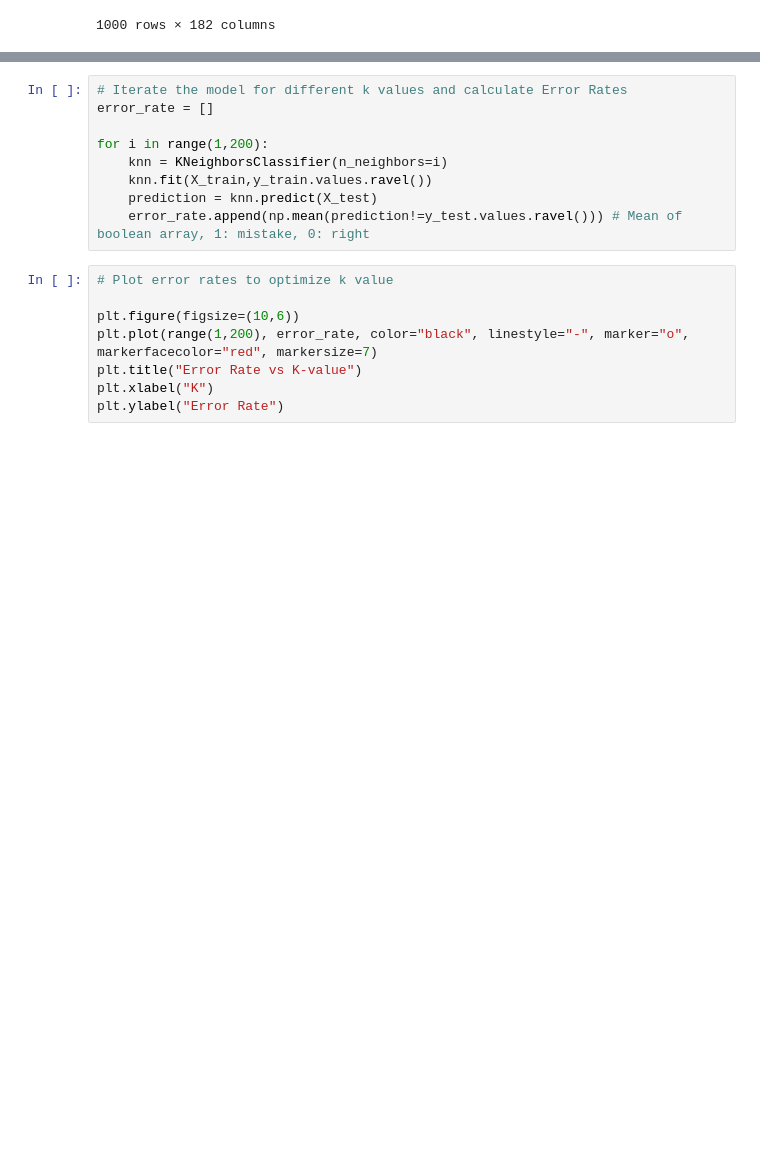
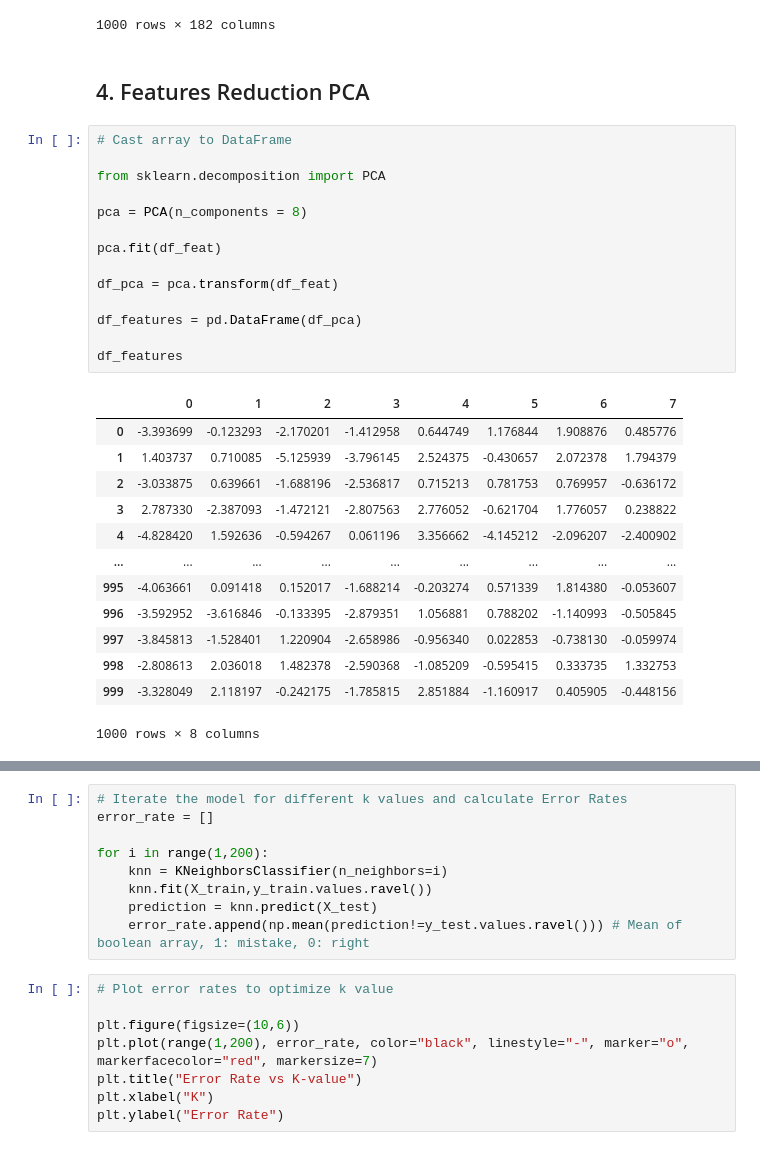
Before and after one commit to mdtc/MusicGenreClassifier, a Jupyter notebook: MLMusicGenre.ipynb, the cells around one changed output, grey strips where cells are left out. Drawn from its saved outputs; the diff is of its cells as text; blank space fills up the shorter version.

Commit message:
PCA and features reduction

```diff
--- a/MLMusicGenre.ipynb
+++ b/MLMusicGenre.ipynb
@@ -147,4 +147,34 @@ df_feat
 | 998 | -0.849552 | 0.335393 | -0.648573 | -1.396481 | -1.082275 | 1.561251 | 2.224351 | 1.056659 | 0.521143 | 0.963748 | ... | ... |
 | 999 | -0.821606 | 0.132541 | -2.368723 | -1.240984 | 0.932945 | -0.076258 | 0.222491 | -1.599481 | 0.130535 | -0.383869 | ... | ... |
 1000 rows × 182 columns
+# %% [markdown]
+## 4. Features Reduction PCA
+# %%
+# Cast array to DataFrame
+
+from sklearn.decomposition import PCA
+
+pca = PCA(n_components = 8)
+
+pca.fit(df_feat)
+
+df_pca = pca.transform(df_feat)
+
+df_features = pd.DataFrame(df_pca)
+
+df_features
+# %% [output]
+|  | 0 | 1 | 2 | 3 | 4 | 5 | 6 | 7 |
+| 0 | -3.393699 | -0.123293 | -2.170201 | -1.412958 | 0.644749 | 1.176844 | 1.908876 | 0.485776 |
+| 1 | 1.403737 | 0.710085 | -5.125939 | -3.796145 | 2.524375 | -0.430657 | 2.072378 | 1.794379 |
+| 2 | -3.033875 | 0.639661 | -1.688196 | -2.536817 | 0.715213 | 0.781753 | 0.769957 | -0.636172 |
+| 3 | 2.787330 | -2.387093 | -1.472121 | -2.807563 | 2.776052 | -0.621704 | 1.776057 | 0.238822 |
+| 4 | -4.828420 | 1.592636 | -0.594267 | 0.061196 | 3.356662 | -4.145212 | -2.096207 | -2.400902 |
+| ... | ... | ... | ... | ... | ... | ... | ... | ... |
+| 995 | -4.063661 | 0.091418 | 0.152017 | -1.688214 | -0.203274 | 0.571339 | 1.814380 | -0.053607 |
+| 996 | -3.592952 | -3.616846 | -0.133395 | -2.879351 | 1.056881 | 0.788202 | -1.140993 | -0.505845 |
+| 997 | -3.845813 | -1.528401 | 1.220904 | -2.658986 | -0.956340 | 0.022853 | -0.738130 | -0.059974 |
+| 998 | -2.808613 | 2.036018 | 1.482378 | -2.590368 | -1.085209 | -0.595415 | 0.333735 | 1.332753 |
+| 999 | -3.328049 | 2.118197 | -0.242175 | -1.785815 | 2.851884 | -1.160917 | 0.405905 | -0.448156 |
+1000 rows × 8 columns
 # %% [markdown]
```
Also changed, not shown: parts of 14 cells of this notebook.
